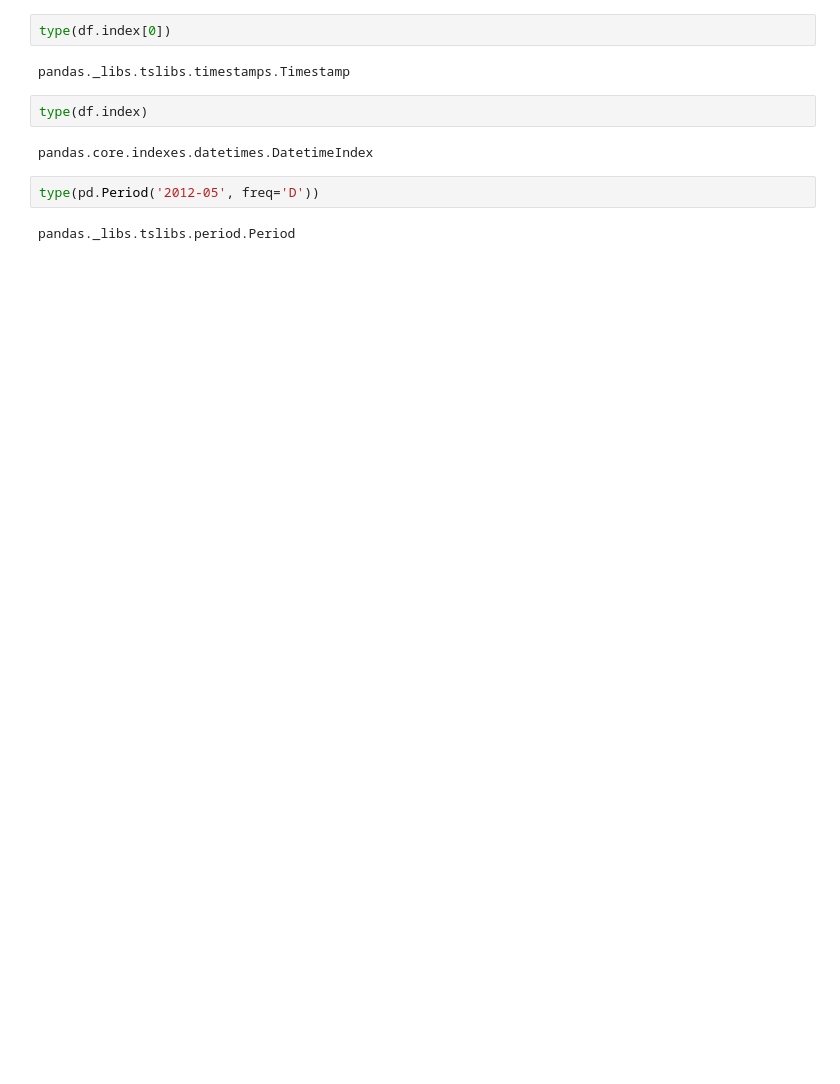
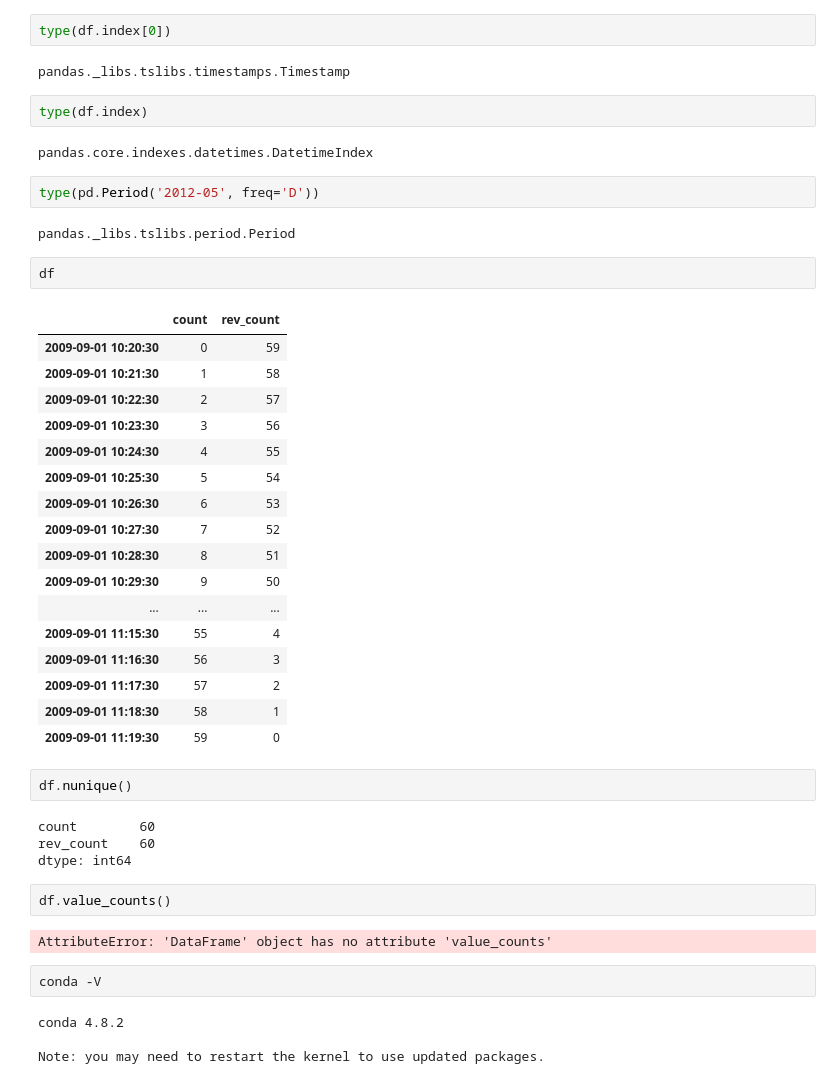
Before and after one commit to QPeiran/PythonStatistics, a Jupyter notebook: hello_ds/python_analysis.ipynb, the cells around one changed output. Saved outputs shown, nothing was run; the diff lists cells and outputs as text; blank space fills up the shorter version.

```diff
--- a/hello_ds/python_analysis.ipynb
+++ b/hello_ds/python_analysis.ipynb
@@ -216,3 +216,39 @@ pandas.core.indexes.datetimes.DatetimeIndex
 type(pd.Period('2012-05', freq='D'))
 # %% [output]
 pandas._libs.tslibs.period.Period
+# %%
+df
+# %% [output]
+|  | count | rev_count |
+| 2009-09-01 10:20:30 | 0 | 59 |
+| 2009-09-01 10:21:30 | 1 | 58 |
+| 2009-09-01 10:22:30 | 2 | 57 |
+| 2009-09-01 10:23:30 | 3 | 56 |
+| 2009-09-01 10:24:30 | 4 | 55 |
+| 2009-09-01 10:25:30 | 5 | 54 |
+| 2009-09-01 10:26:30 | 6 | 53 |
+| 2009-09-01 10:27:30 | 7 | 52 |
+| 2009-09-01 10:28:30 | 8 | 51 |
+| 2009-09-01 10:29:30 | 9 | 50 |
+| ... | ... | ... |
+| 2009-09-01 11:15:30 | 55 | 4 |
+| 2009-09-01 11:16:30 | 56 | 3 |
+| 2009-09-01 11:17:30 | 57 | 2 |
+| 2009-09-01 11:18:30 | 58 | 1 |
+| 2009-09-01 11:19:30 | 59 | 0 |
+# %%
+df.nunique()
+# %% [output]
+count        60
+rev_count    60
+dtype: int64
+# %%
+df.value_counts()
+# %% [output]
+AttributeError: 'DataFrame' object has no attribute 'value_counts'
+# %%
+conda -V
+# %% [output]
+conda 4.8.2
+
+Note: you may need to restart the kernel to use updated packages.
```
Also changed, not shown: 3 other files.
